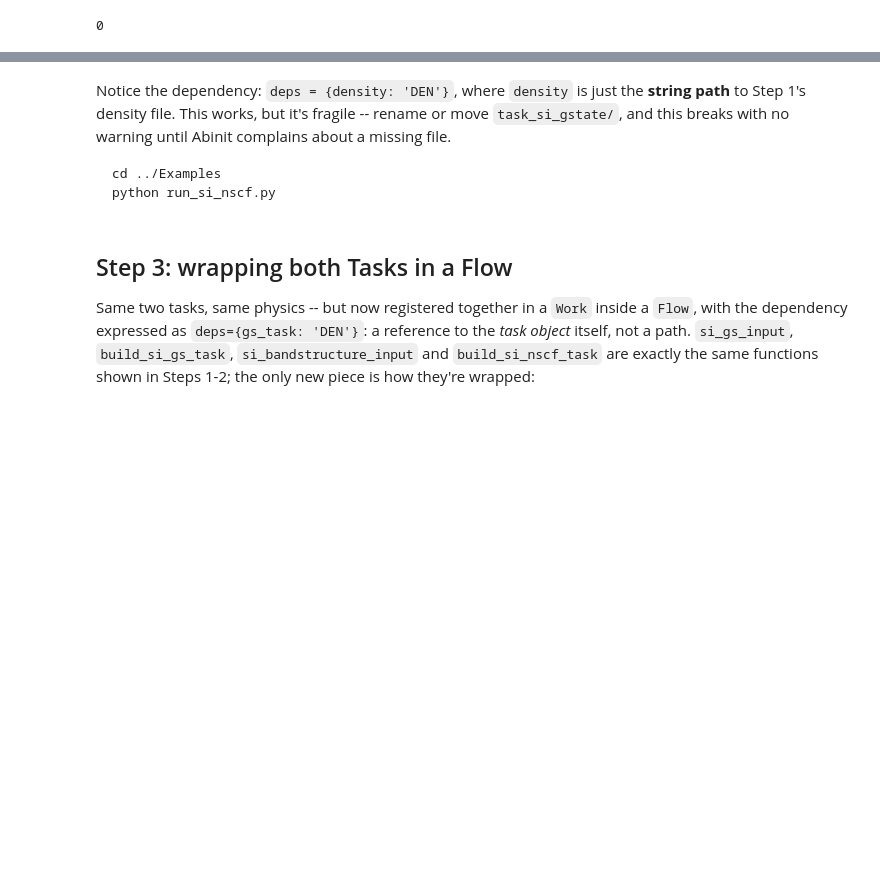
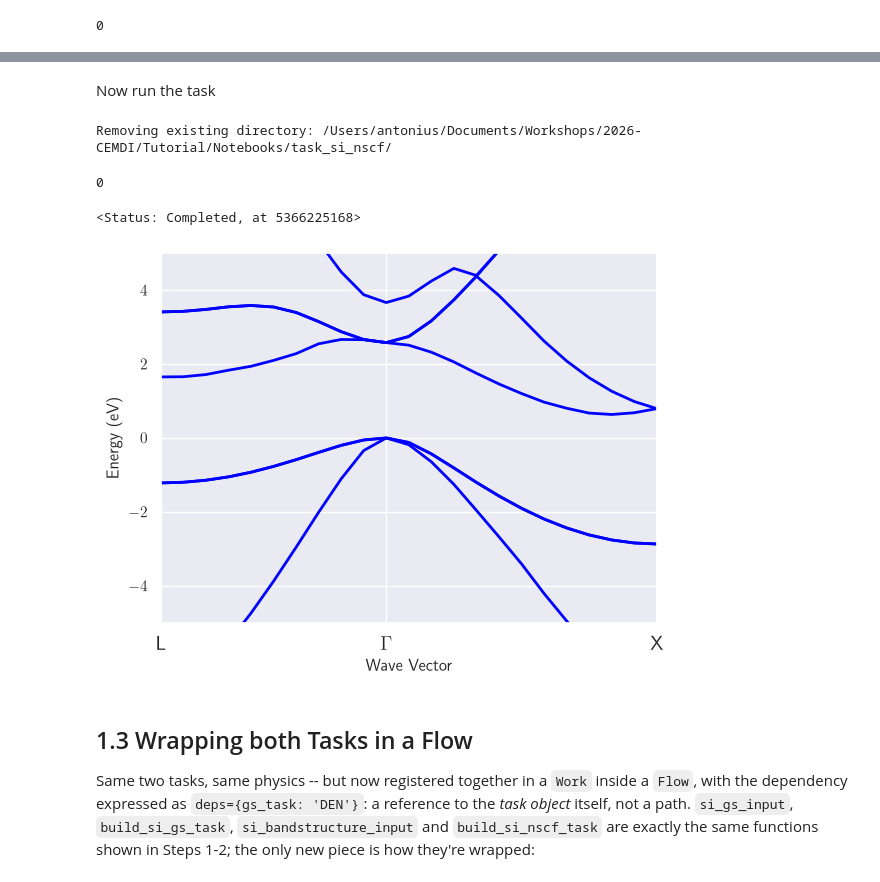
Before and after one commit to GkAntonius/Abinit_speedrun_tutorial, a Jupyter notebook: Notebooks/1-Task_to_flow.ipynb, the cells around one changed output, grey strips where cells are left out. Cells and saved outputs as stored; diff of their text form; code cells hidden in the pictures; blank space fills up the shorter version.

Commit message:
Completing notebooks 1, 2

````diff
--- a/Notebooks/1-Task_to_flow.ipynb
+++ b/Notebooks/1-Task_to_flow.ipynb
@@ -87,6 +70,5 @@ task.check_status()
 # %%
-with abilab.abiopen("../Examples/task_si_gstate/outdata/out_GSR.nc") as gsr:
+with abilab.abiopen("task_si_gstate/outdata/out_GSR.nc") as gsr:
     print("energy:", gsr.energy, "eV")
-    print(gsr.ebands)
 # %% [output]
 energy: -229.77702155478488 eV eV
@@ -122,21 +94,32 @@ task
-# %% [markdown]
-Notice the dependency: `deps = {density: 'DEN'}`, where `density` is just
-the **string path** to Step 1's density file. This works, but it's
-fragile -- rename or move `task_si_gstate/`, and this breaks with no
-warning until Abinit complains about a missing file.
-
-```
-cd ../Examples
-python run_si_nscf.py
-```
+# %% [markdown]
+Now run the task
+# %%
+# Remove a previous run, if it exists.
+if Path(task.workdir).exists():
+    print(f'Removing existing directory: {task.workdir}/')
+    task.rmtree()
+
+task.build()
+task.make_links()
+# %% [output]
+Removing existing directory: /Users/antonius/Documents/Workshops/2026-CEMDI/Tutorial/Notebooks/task_si_nscf/
+# %%
+task.start_and_wait()
+# %% [output]
+0
+# %%
+task.check_status()
+# %% [output]
+<Status: Completed, at 5366225168>
 # %%
-with abilab.abiopen("../Examples/task_si_nscf/outdata/out_GSR.nc") as gsr:
+with abilab.abiopen("task_si_nscf/outdata/out_GSR.nc") as gsr:
     ebands = gsr.ebands
 
-fig = ebands.plot(color="b", show=False)
-fig.gca().set_ylim(-12.5, 7.5);
+fig = ebands.plot(color="b", ylims=(-5,5), show=True)
+# %% [output]
+[figure, added]
 # %% [markdown]
-## Step 3: wrapping both Tasks in a Flow
+## 1.3 Wrapping both Tasks in a Flow
 
 Same two tasks, same physics -- but now registered together in a `Work`
 inside a `Flow`, with the dependency expressed as `deps={gs_task: 'DEN'}`:
````
Also changed, not shown: parts of 32 cells of this notebook, 1 other file.
